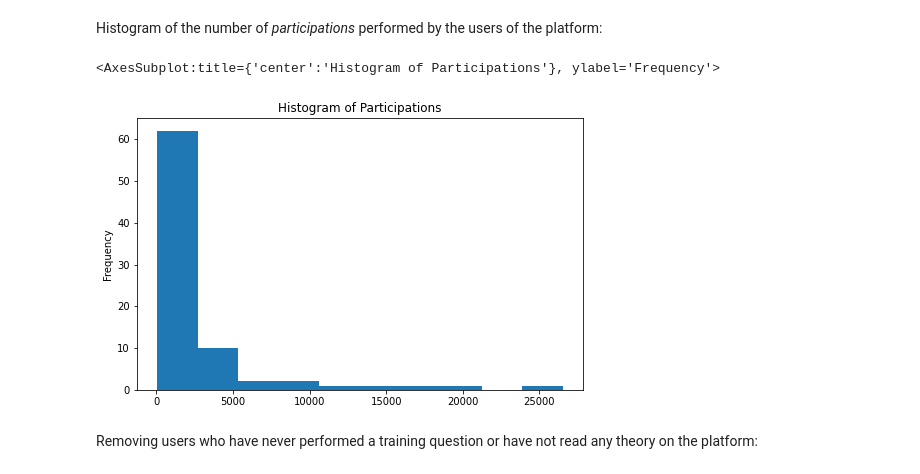
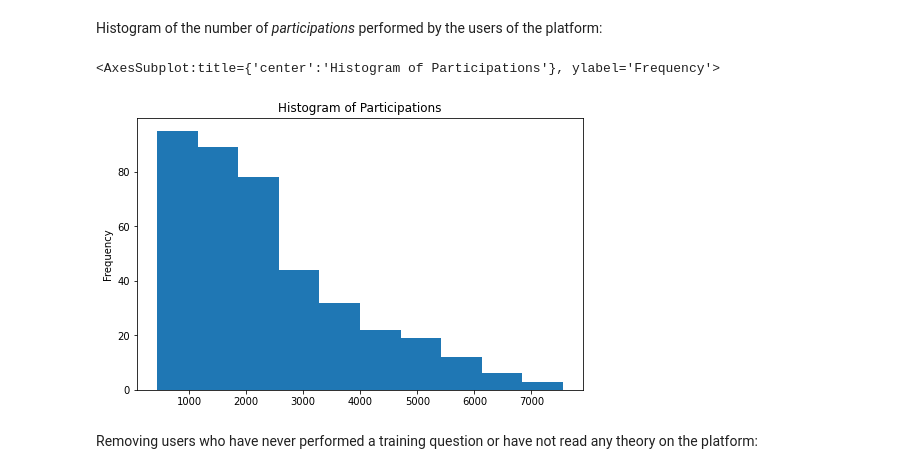
Before and after one commit to ML4BD/milestone-4-roguesgallery, a Jupyter notebook: notebooks/Milestone04/m4_lernnavi_343154.ipynb, the cells around one changed output. Saved outputs shown, nothing was run; the diff lists cells and outputs as text; code cells hidden in the pictures.

Commit message:
Data cleaning notebook.

```diff
--- a/notebooks/Milestone04/m4_lernnavi_343154.ipynb
+++ b/notebooks/Milestone04/m4_lernnavi_343154.ipynb
@@ -71,7 +70,7 @@ Justification of the cleaning decision: our goal is to predict user's success in
 # %% [markdown]
 Computing the number of checks performed by each user on the platform:
 # %%
-test_data = pd.DataFrame(df.groupby(['user_id', 'learn_session_id', 'type_id']).size())
+test_data = pd.DataFrame(df.groupby(['user_id', 'type_id']).size())
 test_data = test_data.reset_index()
 test_data = test_data[test_data['type_id'] == 2]
 test_data = test_data.rename(columns = {0 : "num_checks"}, errors = "raise")
@@ -89,5 +88,5 @@ Merging df with test_data:
 # %%
-df = df.merge(test_data, on = ['user_id', 'learn_session_id'])
+df = df.merge(test_data, on = ['user_id'])
 df.head()
 # %% [output]
 |  | transaction_id | transaction_token | user_id | document_id | document_version | evaluation | input | ... |
@@ -131,0 +133,4 @@ Shape after cleaning:  (197542, 20)
+# %%
+print("Shape with duplicates:", df.shape)
+df = df.drop_duplicates()
+print("Shape without duplicates:", df.shape)
@@ -138,5 +153,5 @@ Merging df with events:
 # %%
-df = df.merge(events, on = ['transaction_token', 'user_id'])
+df = df.merge(events, on = ['user_id','transaction_token'])
 df.head()
 # %% [output]
 |  | transaction_id | transaction_token | user_id | document_id | document_version | evaluation | input | ... |
@@ -179,14 +204,14 @@ df.head()
 Histogram of the number of *participations* performed by the users of the platform:
 # %%
 num_participations = df['num_participations'].value_counts(dropna=False)
-num_checks.plot(
+num_participations.plot(
    kind="hist",
    figsize=(8,5),
    title = "Histogram of Participations"
 )
 # %% [output]
 <AxesSubplot:title={'center':'Histogram of Participations'}, ylabel='Frequency'>
-[figure, old version]
+[figure, new version]
 # %% [markdown]
 Removing users who have never performed a training question or have not read any theory on the platform:
 # %%
```
Also changed, not shown: parts of 96 cells of this notebook, 1 other file.
